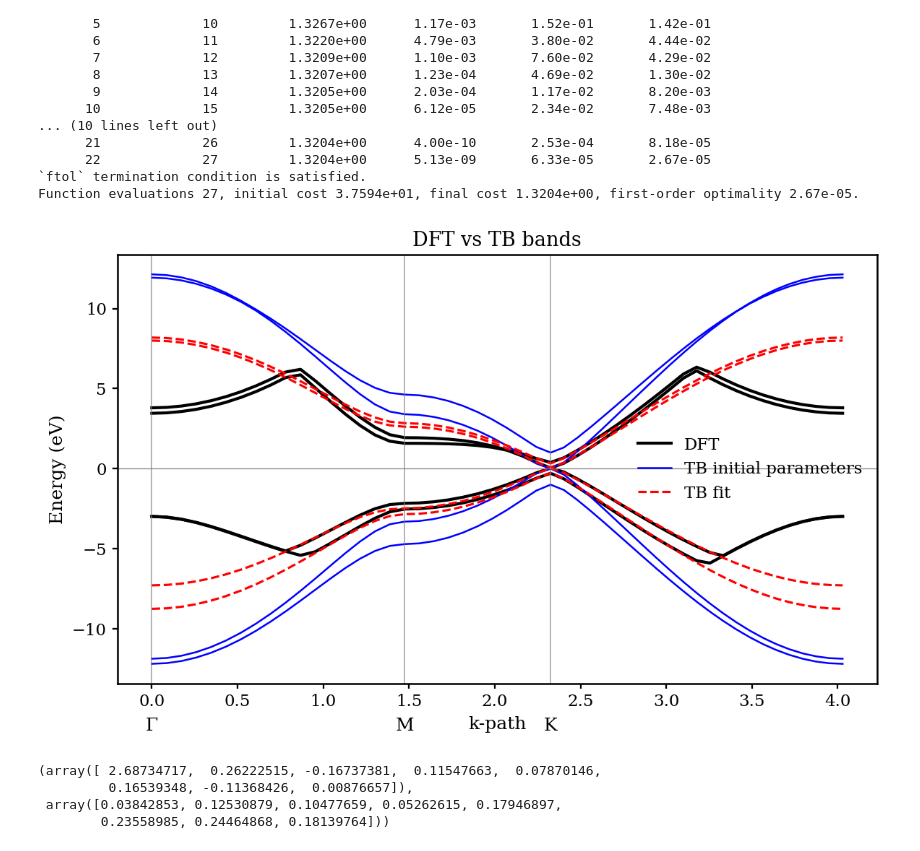
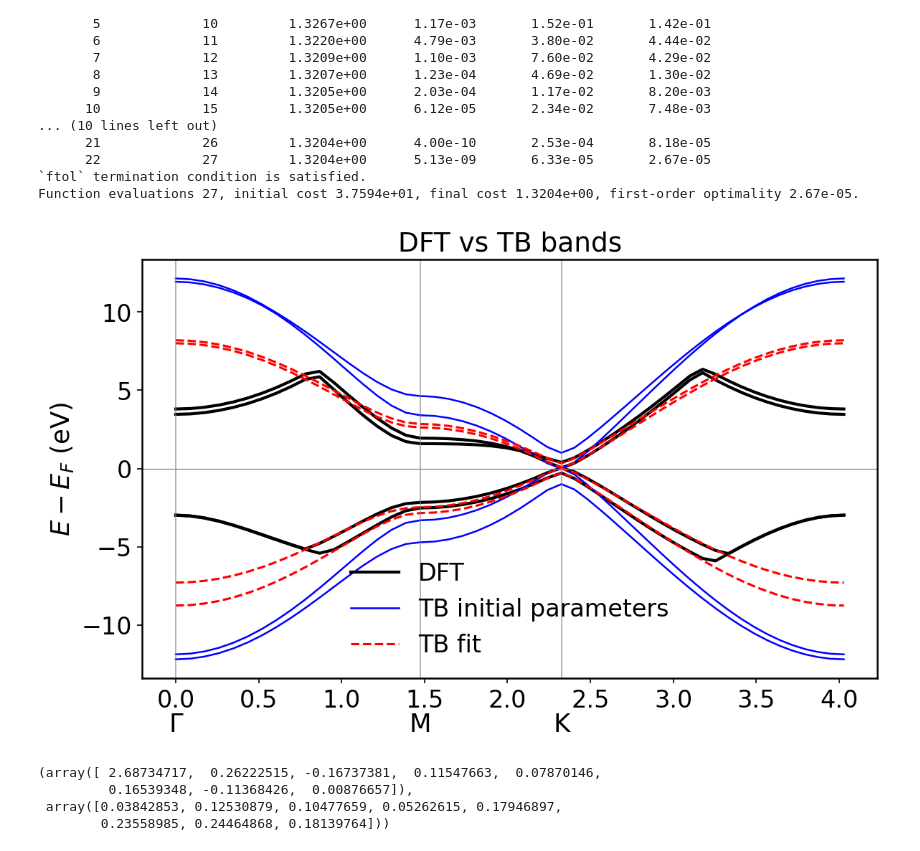
Before and after one commit to NexganGH/DFT_QMB, a Jupyter notebook: 2_graphene_bilayers/scripts/tight_binding/scripts/full_workflow.ipynb, the cells around one changed output. Saved outputs shown, nothing was run; the diff lists cells and outputs as text; code cells hidden in the pictures.

Commit message:
Improved plots.

```diff
--- a/2_graphene_bilayers/scripts/tight_binding/scripts/full_workflow.ipynb
+++ b/2_graphene_bilayers/scripts/tight_binding/scripts/full_workflow.ipynb
@@ -137,39 +152,41 @@ Function evaluations 27, initial cost 3.7594e+01, final cost 1.3204e+00, first-o
 # %%
 import matplotlib.pyplot as plt
 import numpy as np
+from common.mpl_style import set_mpl_style
+set_mpl_style()
 
 dk = np.sqrt(np.sum(np.diff(kpts, axis=0)**2, axis=1))
 x = np.concatenate([[0], np.cumsum(dk)])
 E_tb_0 = manager.tb_bands(kpts, theta0)
 E_tb_fit = manager.tb_bands(kpts, theta_fit)
 
 
 from bandplot import plot_bands
 
 bands = {
     "DFT": {
         "E": E_pi,
         "color": "k",
         "ls": "-",
         "lw": 2
     },
     "TB initial parameters": {
         "E": E_tb_0,
         "color": "b",
         "ls": "-",
         "lw": 1.2
     },
     "TB fit": {
         "E": E_tb_fit,
         "color": "r",
         "ls": "--",
         "lw": 1.5
     }
 }
 
-plot_bands(kpts, bands, title="DFT vs TB bands", special_points=sp_idx, outfile='../data/fit_result.pdf')
+plot_bands(kpts, bands, title="DFT vs TB bands", ylabel=r'$E - E_F$ (eV)', xlabel='', special_points=sp_idx, outfile='../data/fit_result.png')
 # %% [output]
-[figure, old version]
+[figure, new version]
 # %%
 theta_fit, theta_err
 # %% [output]
```
Also changed, not shown: parts of 8 cells of this notebook, 55 other files.
